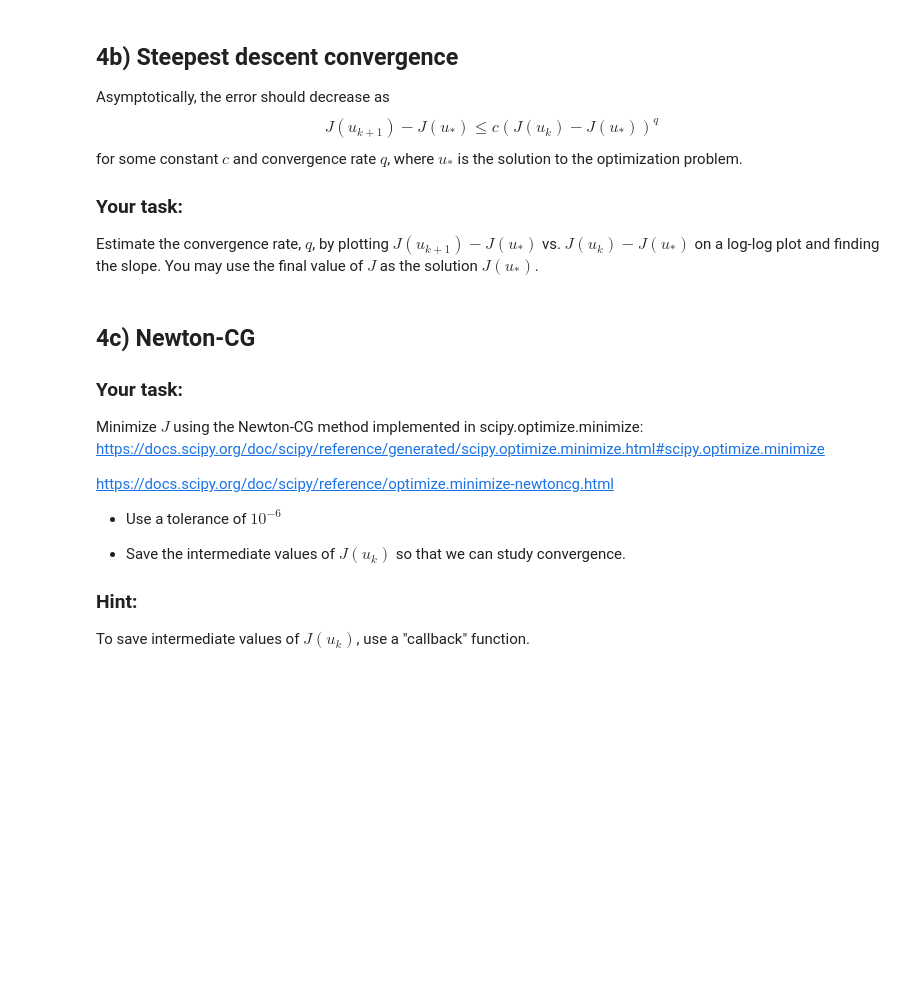
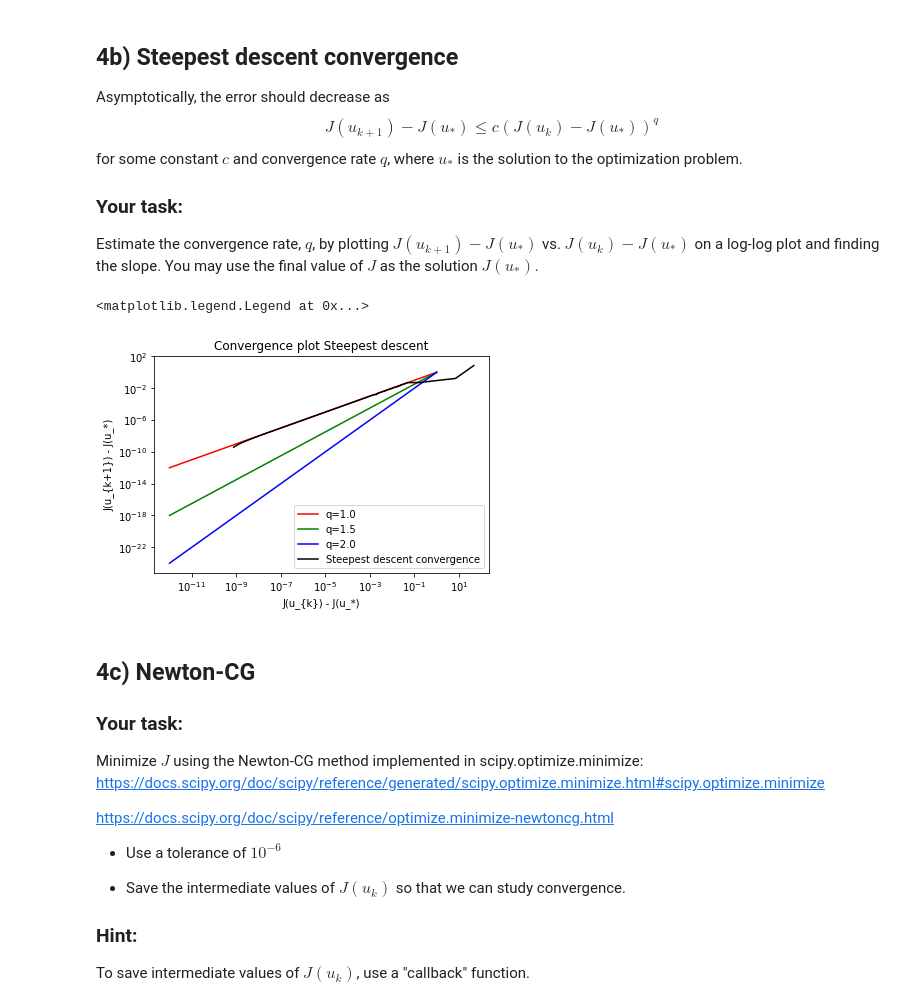
Before and after one commit to mashadab/Computational-and-Variational-Methods-for-Inverse-Problems, a Jupyter notebook: HW2-optimization/catenary.ipynb, the cells around one changed output. Cells and saved outputs as stored; diff of their text form; code cells hidden in the pictures; blank space fills up the shorter version.

```diff
--- a/HW2-optimization/catenary.ipynb
+++ b/HW2-optimization/catenary.ipynb
@@ -719,20 +719,19 @@ Estimate the convergence rate, $q$, by plotting $J(u_{k+1}) - J(u_*)$ vs. $J(u_k
 # %%
 # Make a log-log convergence plot for steepest descent and estimate the convergence rate
 
-####    VVVV   YOUR CODE GOES HERE    VVVV    ####
+kk = np.logspace(-12, 0, 13)
+yy10 = np.power(kk, 1.0)
+yy15 = np.power(kk, 1.5)
+yy20 = np.power(kk, 2.0)
+plt.loglog(kk, yy10, 'r')
+plt.loglog(kk, yy15, 'g')
+plt.loglog(kk, yy20, 'b')
 
-
-
-
-
-
-
-
-
-
-
-
-
-
-
-####    ^^^^   YOUR CODE GOES HERE    ^^^^    ####
+plt.loglog(JJ_sd[:-2] - JJ_sd[-1], JJ_sd[1:-1] - JJ_sd[-1], 'k')
+plt.title('Convergence plot Steepest descent')
+plt.ylabel('J(u_{k+1}) - J(u_*)')
+plt.xlabel('J(u_{k}) - J(u_*)')
+plt.legend(['q=1.0', 'q=1.5', 'q=2.0', 'Steepest descent convergence'])
+# %% [output]
+<matplotlib.legend.Legend at 0x...>
+[figure, added]
```
Also changed, not shown: parts of 7 cells of this notebook.
